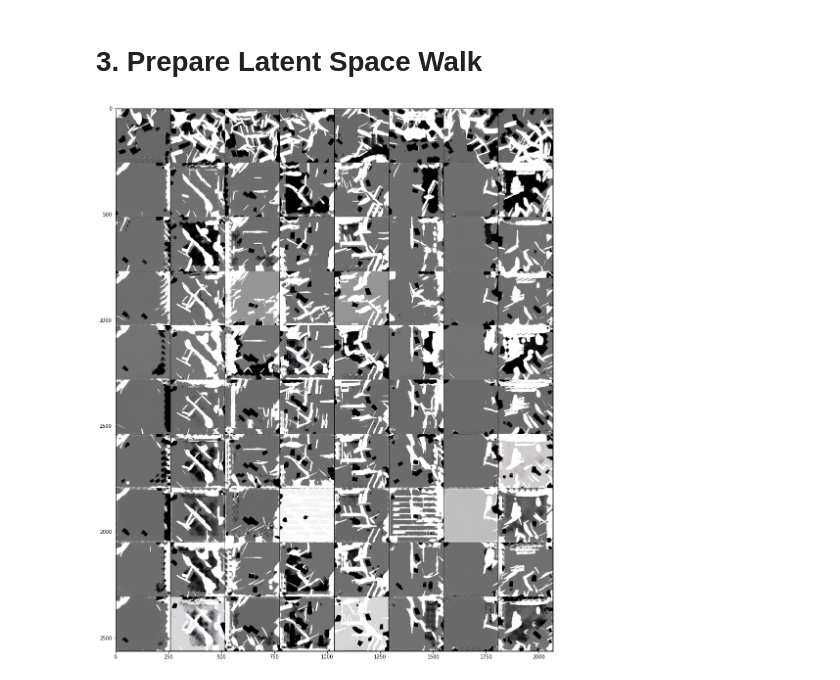
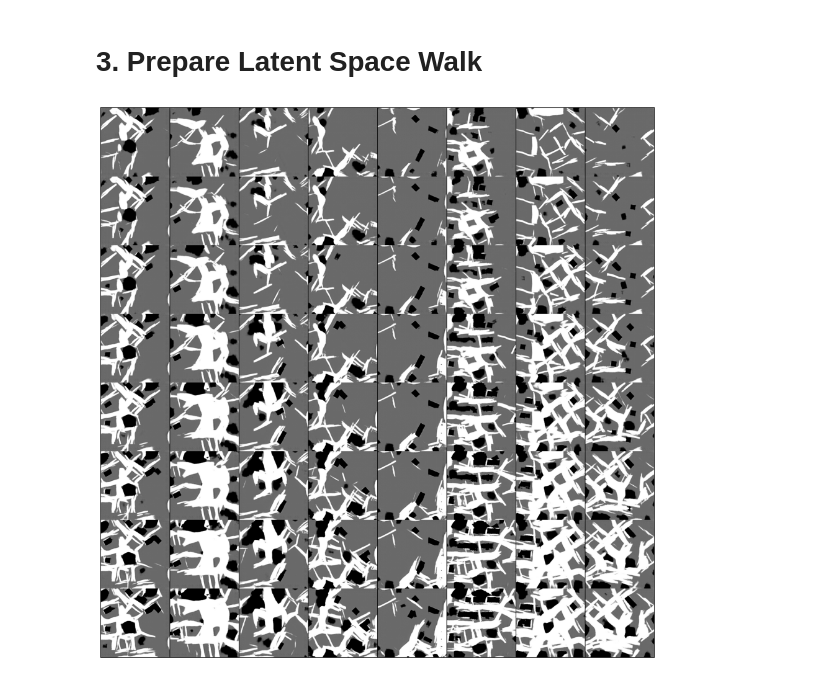
Before and after one commit to neithangurthang/SyntheticCities, a Jupyter notebook: notebooks/15 Feature Walk.ipynb, the cells around one changed output. Drawn from its saved outputs; the diff is of its cells as text; code cells hidden in the pictures.

```diff
--- a/notebooks/15 Feature Walk.ipynb
+++ b/notebooks/15 Feature Walk.ipynb
@@ -49,7 +46,7 @@ netD = torch.load('../models/Greyscale256_NetD_Training')
 # 3. Prepare Latent Space Walk
 # %%
 def calc_grasc_noise(noise, weight):
-    new_noise = noise + (noise.grad*weight)
+    new_noise = noise + (noise.grad*weight*1e-6)
     return new_noise
 # %%
 def show_images(image_tensor, num_images=16, size=(3, 64, 64), nrow=3):
@@ -61,7 +58,7 @@ def show_images(image_tensor, num_images=16, size=(3, 64, 64), nrow=3):
 # %%
 num_images = 8
 fake_images = []
-grad_steps = 20
+grad_steps = 16
 skip = 2
 nz = 2**4*4*4
 # %%
@@ -69,14 +66,15 @@ optimizer = torch.optim.Adam(netD.parameters(), lr=0.0002)
 # %%
 noise = torch.randn(num_images, nz, device=device).requires_grad_()
 for i in range(grad_steps):
     optimizer.zero_grad()
     fake = netG(noise)
     fake_images += [fake]
     score = netD(fake).mean()
     score.backward()
     noise.data = calc_grasc_noise(noise, 1 / grad_steps)
 
 plt.rcParams['figure.figsize'] = [num_images * 2, grad_steps * 2]
+plt.axis('off')
 show_images(torch.cat(fake_images[::skip], dim=2), num_images=num_images, nrow=num_images)
 # %% [output]
-[figure, old version]
+[figure, new version]
```
Also changed, not shown: parts of 1 cell of this notebook, 3 other files.
